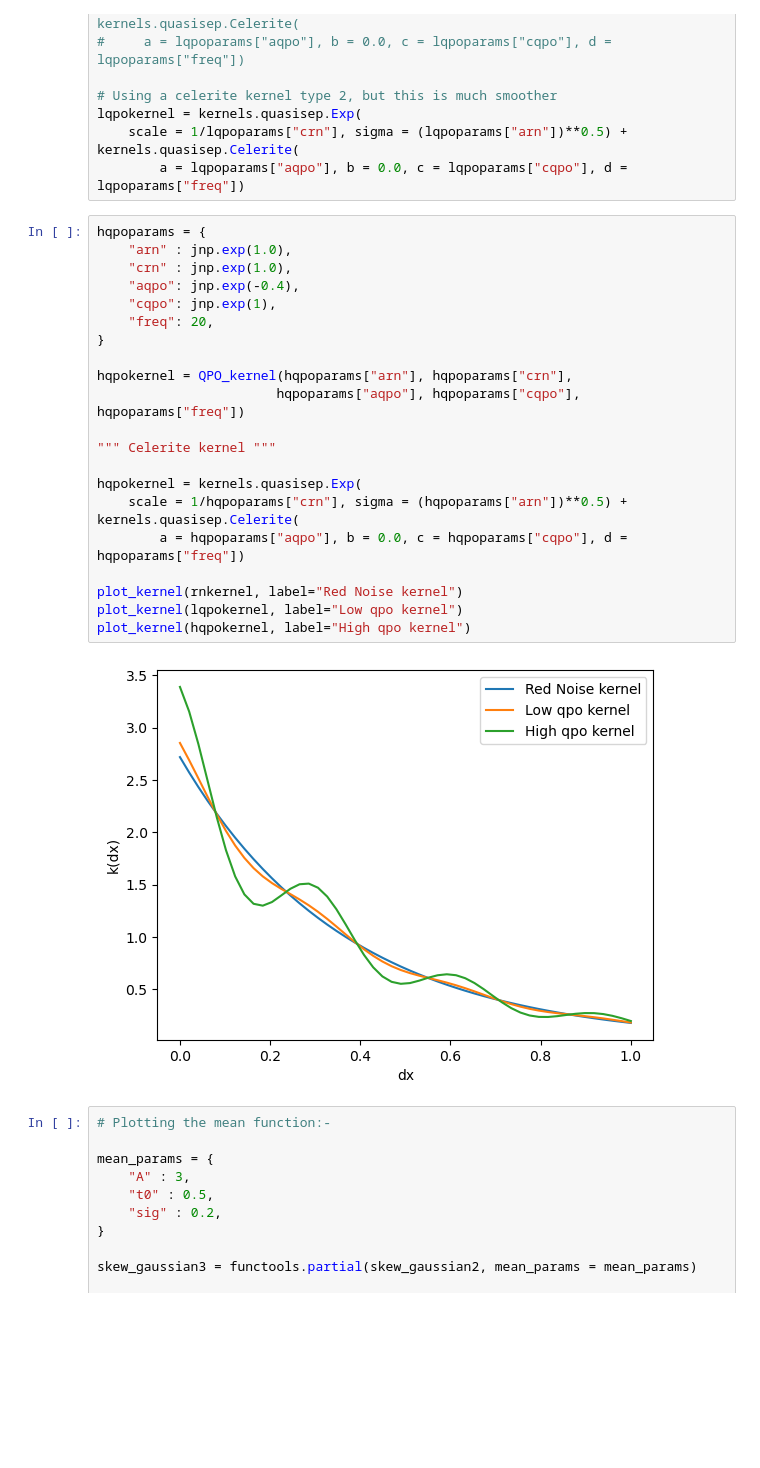
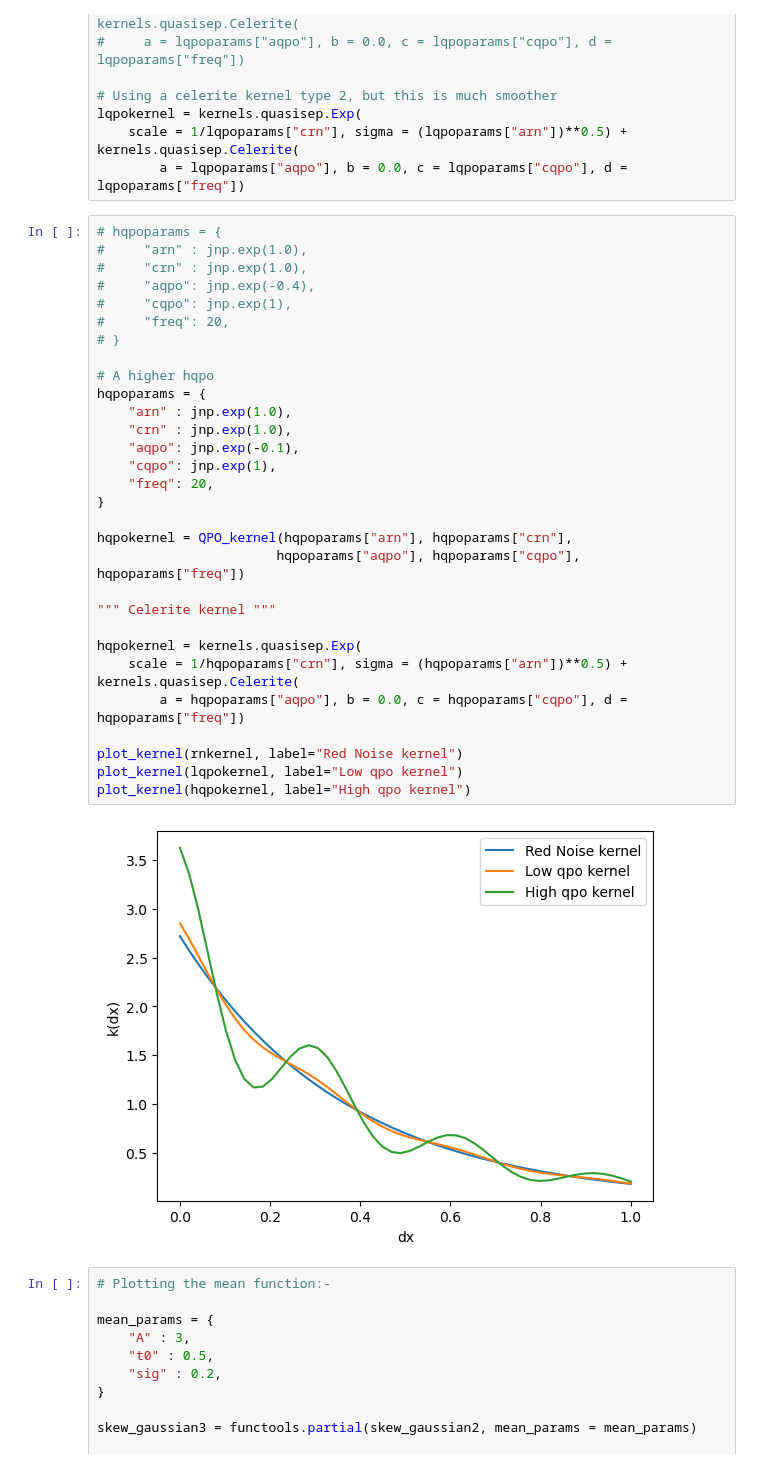
Before and after one commit to Gaurav17Joshi/ProofOfConcept, a Jupyter notebook: Simulated_data.ipynb, the cells around one changed output. Cells and saved outputs as stored; diff of their text form; blank space fills up the shorter version.

```diff
--- a/Simulated_data.ipynb
+++ b/Simulated_data.ipynb
@@ -164,28 +164,37 @@ lqpokernel = kernels.quasisep.Exp(
     scale = 1/lqpoparams["crn"], sigma = (lqpoparams["arn"])**0.5) + kernels.quasisep.Celerite(
         a = lqpoparams["aqpo"], b = 0.0, c = lqpoparams["cqpo"], d = lqpoparams["freq"])
 # %%
+# hqpoparams = {
+#     "arn" : jnp.exp(1.0),
+#     "crn" : jnp.exp(1.0),
+#     "aqpo": jnp.exp(-0.4),
+#     "cqpo": jnp.exp(1),
+#     "freq": 20,
+# }
+
+# A higher hqpo
 hqpoparams = {
     "arn" : jnp.exp(1.0),
     "crn" : jnp.exp(1.0),
-    "aqpo": jnp.exp(-0.4),
+    "aqpo": jnp.exp(-0.1),
     "cqpo": jnp.exp(1),
     "freq": 20,
 }
 
 hqpokernel = QPO_kernel(hqpoparams["arn"], hqpoparams["crn"],
                        hqpoparams["aqpo"], hqpoparams["cqpo"], hqpoparams["freq"])
 
 """ Celerite kernel """
 
 hqpokernel = kernels.quasisep.Exp(
     scale = 1/hqpoparams["crn"], sigma = (hqpoparams["arn"])**0.5) + kernels.quasisep.Celerite(
         a = hqpoparams["aqpo"], b = 0.0, c = hqpoparams["cqpo"], d = hqpoparams["freq"])
 
 plot_kernel(rnkernel, label="Red Noise kernel")
 plot_kernel(lqpokernel, label="Low qpo kernel")
 plot_kernel(hqpokernel, label="High qpo kernel")
 # %% [output]
-[figure, old version]
+[figure, new version]
 # %%
 # Plotting the mean function:-
 
```
Also changed, not shown: parts of 15 cells of this notebook, 4 other files.
